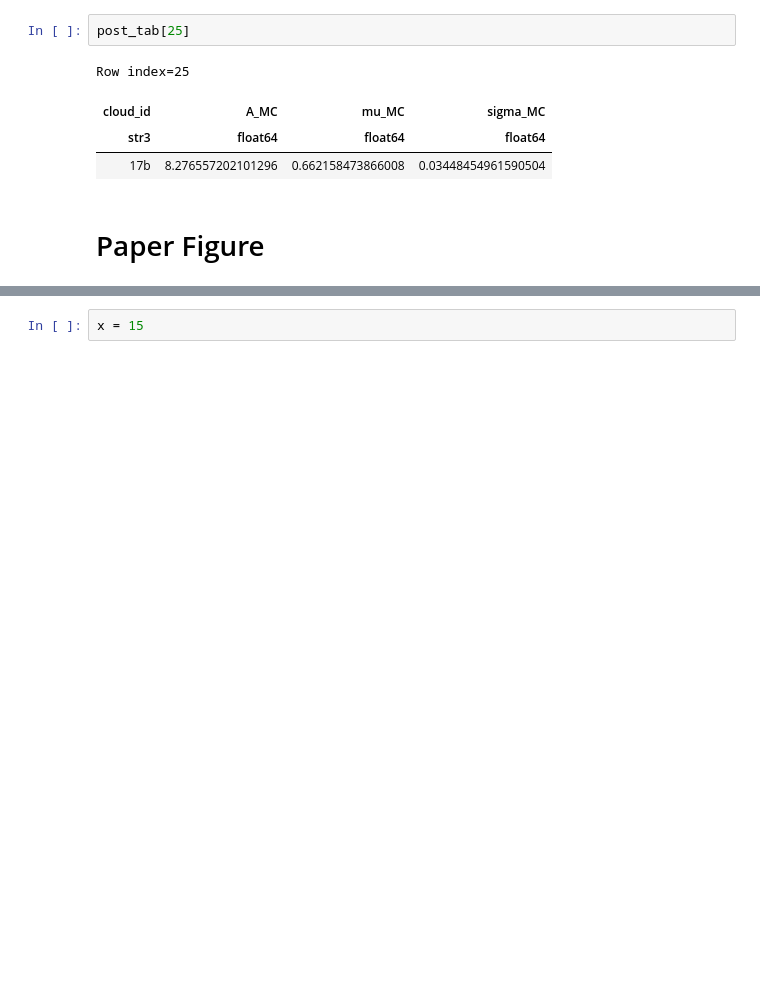
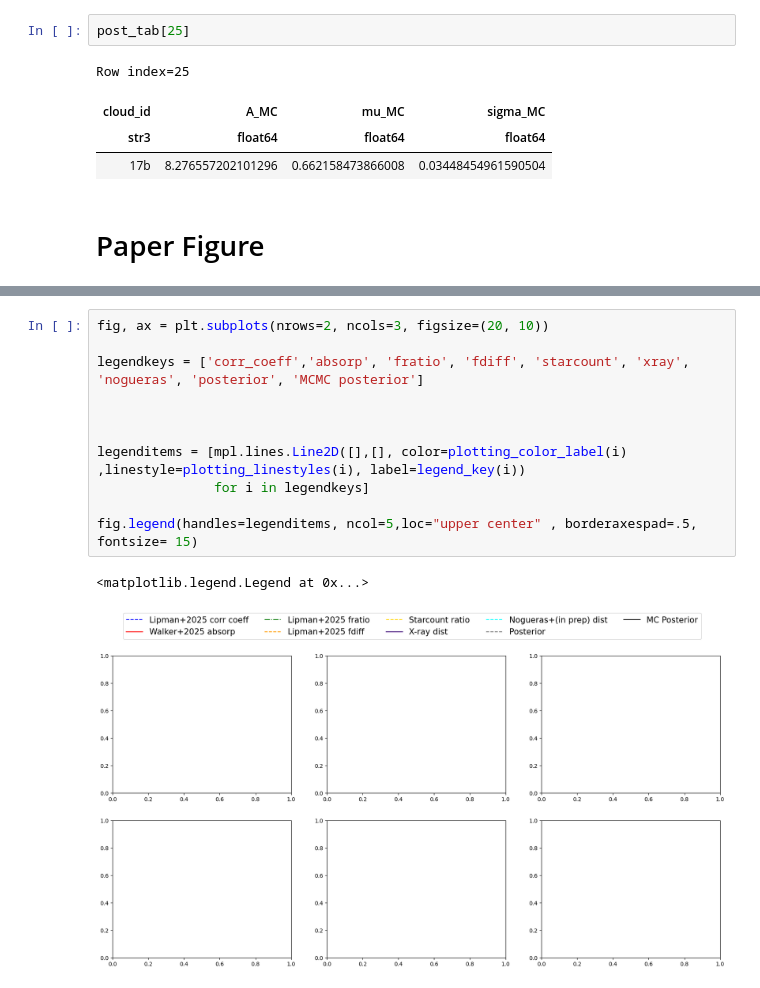
Before and after one commit to danilipman/cmz_synth, a Jupyter notebook: PPDFs-MCMC.ipynb, the cells around one changed output, grey strips where cells are left out. Cells and saved outputs as stored; diff of their text form; blank space fills up the shorter version.

```diff
--- a/PPDFs-MCMC.ipynb
+++ b/PPDFs-MCMC.ipynb
@@ -768,3 +792,15 @@ xray 0.02 -0.03
 # %%
-x = 15
+fig, ax = plt.subplots(nrows=2, ncols=3, figsize=(20, 10))
+
+legendkeys = ['corr_coeff','absorp', 'fratio', 'fdiff', 'starcount', 'xray', 'nogueras', 'posterior', 'MCMC posterior']
+
+
+
+legenditems = [mpl.lines.Line2D([],[], color=plotting_color_label(i) ,linestyle=plotting_linestyles(i), label=legend_key(i))
+               for i in legendkeys]
+
+fig.legend(handles=legenditems, ncol=5,loc="upper center" , borderaxespad=.5, fontsize= 15)
+# %% [output]
+<matplotlib.legend.Legend at 0x...>
+[figure, added]
 # %%
```
Also changed, not shown: parts of 6 cells of this notebook.
